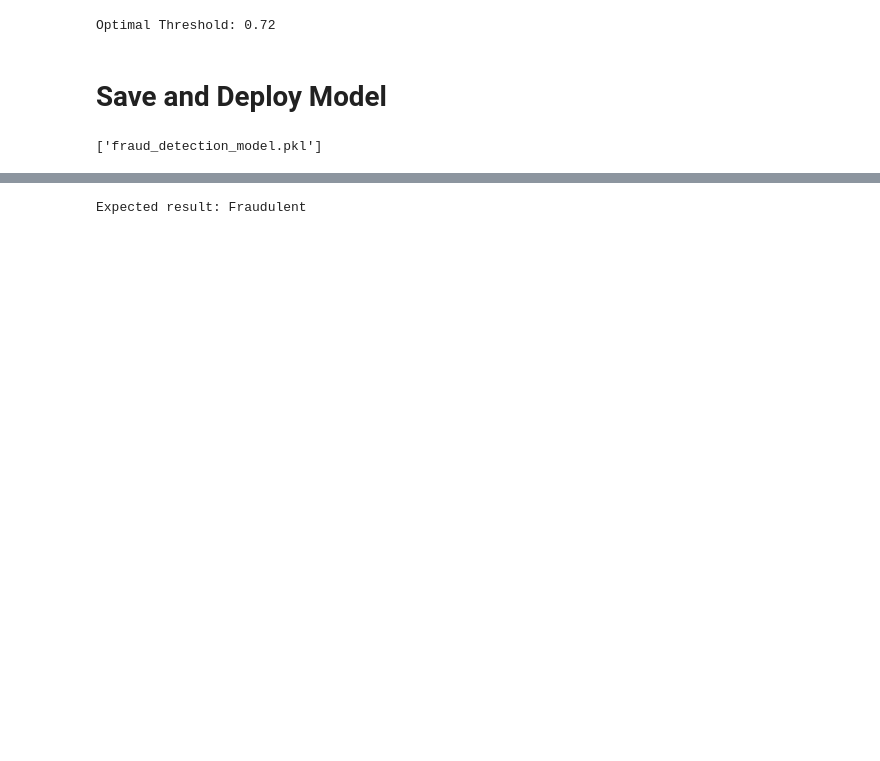
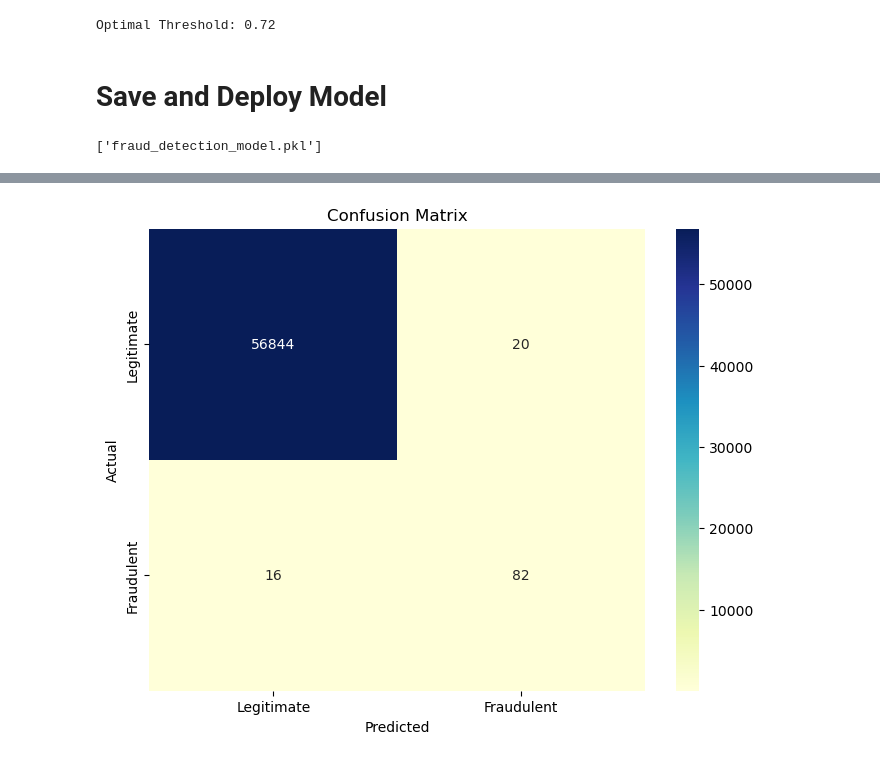
Before and after one commit to AquaBread/Credit-Card-Fraud-Detection-Analysis, a Jupyter notebook: analysisAndTrainingModel.ipynb, the cells around one changed output, grey strips where cells are left out. Drawn from its saved outputs; the diff is of its cells as text; code cells hidden in the pictures; blank space fills up the shorter version.

Commit message:
improved model of 85%

```diff
--- a/analysisAndTrainingModel.ipynb
+++ b/analysisAndTrainingModel.ipynb
@@ -188,0 +196,6 @@ AUC-ROC Score: 0.9648166086215016
+# %%
+# Initialize the RandomForestClassifier
+rf_model = RandomForestClassifier(class_weight='balanced', random_state=42)
+
+# Train the model
+rf_model.fit(X_train_resampled, y_train_resampled)
@@ -197,0 +206,19 @@ AUPRC Score: 0.7472
+# %%
+# Save the fitted scaler
+joblib.dump(scaler, 'scaler.pkl')
+
+# Make predictions on the test set
+y_pred = rf_model.predict(X_test)
+y_prob = rf_model.predict_proba(X_test)[:, 1]
+
+# Generate classification report
+print(classification_report(y_test, y_pred))
+
+# Calculate AUC-ROC score
+auc_roc = roc_auc_score(y_test, y_prob)
+print(f"AUC-ROC Score: {auc_roc:.4f}")
+
+# Calculate Precision-Recall AUC
+precision, recall, _ = precision_recall_curve(y_test, y_prob)
+pr_auc = auc(recall, precision)
+print(f"Precision-Recall AUC: {pr_auc:.4f}")
@@ -291,13 +341,17 @@ Test result: Legitimate
-# %%
-def varify_results(testID):
-    query = f"SELECT \"Class\", \"id\" FROM transactions WHERE id = {testID}"
-    transaction = pd.read_sql(query, engine)
-
-    if not transaction.empty:
-        return "Fraudulent" if transaction.iloc[0]["Class"] == 1 else "Legitimate"
-    else:
-        return "No transaction found"
-
-print("Expected result: " + varify_results(testID))
-# %% [output]
-Expected result: Fraudulent
+# %%
+import seaborn as sns
+import matplotlib.pyplot as plt
+from sklearn.metrics import confusion_matrix
+
+# Assuming y_test contains actual labels and y_pred contains predicted labels
+cm = confusion_matrix(y_test, y_pred)
+
+# Plotting the confusion matrix
+plt.figure(figsize=(8, 6))
+sns.heatmap(cm, annot=True, fmt='d', cmap='YlGnBu', xticklabels=['Legitimate', 'Fraudulent'], yticklabels=['Legitimate', 'Fraudulent'])
+plt.title('Confusion Matrix')
+plt.xlabel('Predicted')
+plt.ylabel('Actual')
+plt.show()
+# %% [output]
+[figure, added]
```
Also changed, not shown: parts of 16 cells of this notebook, 1 other file.
